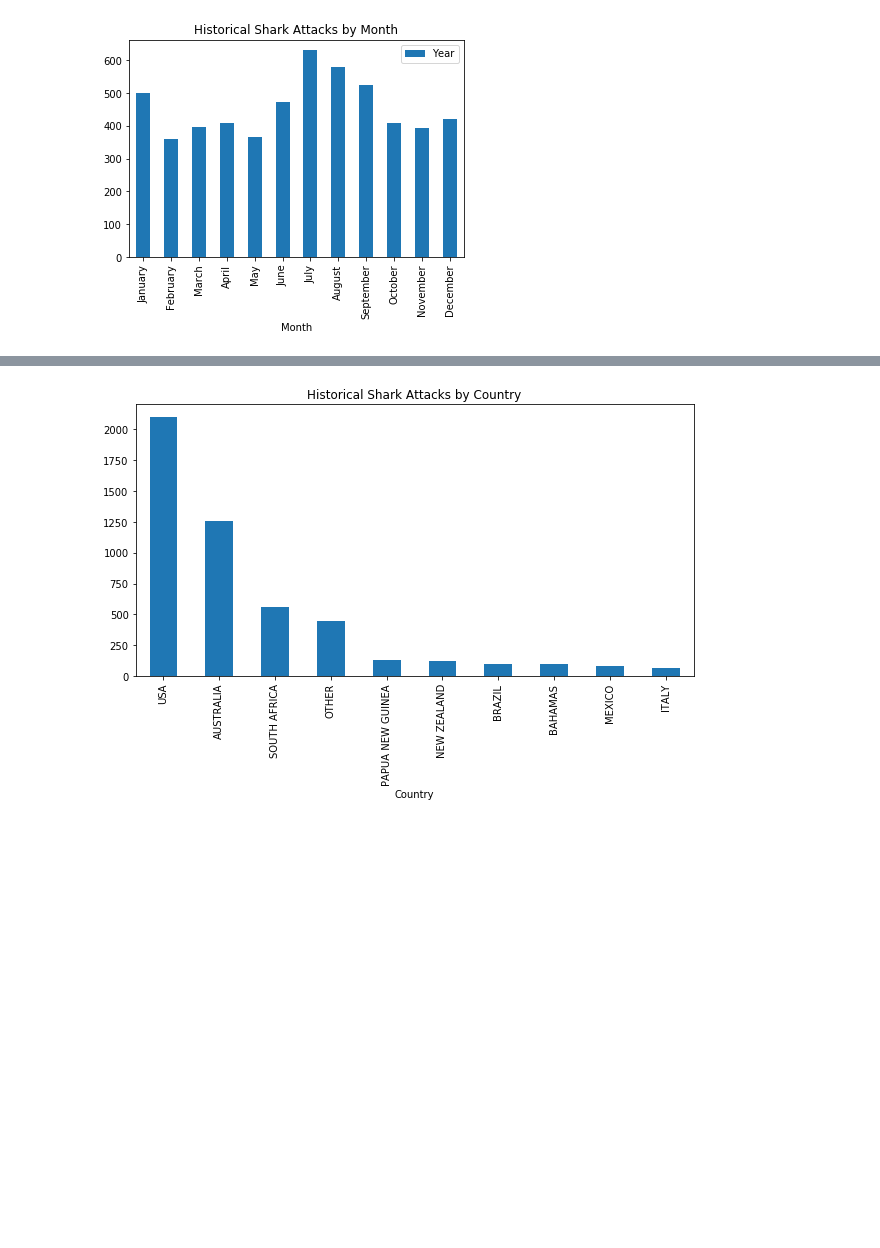
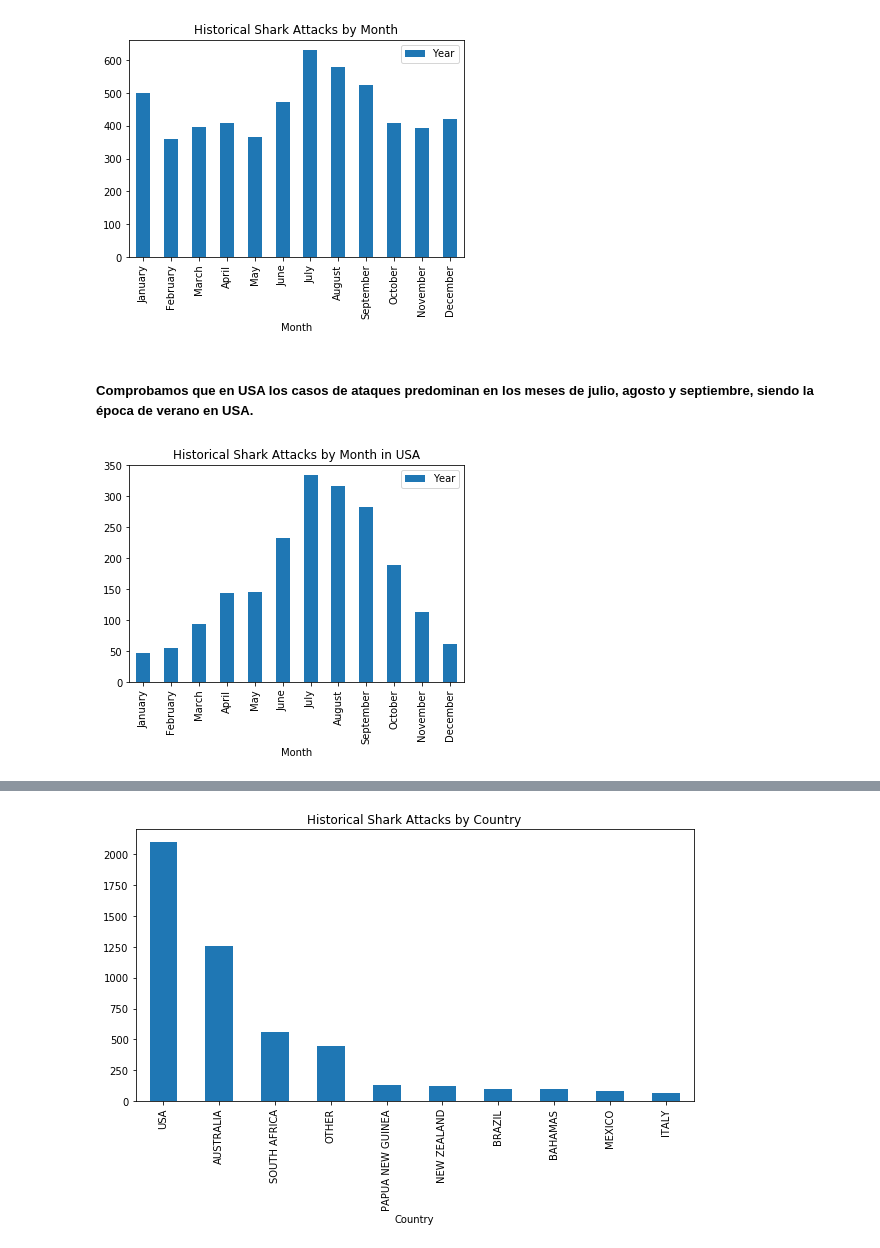
Before and after one commit to Marlenkaa/Project.1-SharkAttacksAnalysis, a Jupyter notebook: Shark_Attack_Analysis.ipynb, the cells around one changed output, grey strips where cells are left out. Drawn from its saved outputs; the diff is of its cells as text; code cells hidden in the pictures; blank space fills up the shorter version.

```diff
--- a/Shark_Attack_Analysis.ipynb
+++ b/Shark_Attack_Analysis.ipynb
@@ -495,7 +454,10 @@ Name: Injury, dtype: object
 # %%
-cutoffs = [1800,1820,1840,1860,1880,1900,1920,1940,1960,1980,2000,2020]
+cutoffs = [i for i in range(1800,2021,20)]
 
-year_labels = ['1800-1820','1821-1840','1841-1860','1861-1880','1881-1900','1901-1920','1921-1940','1941-1960','1961-1980','1981-2000','2001-2016']
+# Es necesario corregir la list comprehension para que comience por 1800 y finalice en el año 2016
+year_labels = [f'{i+1}-{i+20}' for i in range(1800,2016,20)]
+year_labels[0] = '1800-1820'
+year_labels[-1] = '2001-2016'
 
 attacks['Year_Range'] = pd.cut(attacks['Year'], cutoffs, labels=year_labels)
 
@@ -516,3 +478,17 @@ attacks.groupby('Month').agg({'Year':'count'}).plot.bar()
 plt.title('Historical Shark Attacks by Month');
 # %% [output]
 [figure]
+# %% [markdown]
+##### Comprobamos que en USA los casos de ataques predominan en los meses de julio, agosto y septiembre, siendo la época de verano en USA.
+# %%
+# Filtramos dataset por casos dados solo en USA
+
+filt = attacks['Country'] == 'USA'
+usa = attacks[filt]
+
+# Comprobamos si la tendencia de ataques según época del año varía
+
+usa.groupby('Month').agg({'Year':'count'}).plot.bar()
+plt.title('Historical Shark Attacks by Month in USA');
+# %% [output]
+[figure, added]
```
Also changed, not shown: parts of 16 cells of this notebook, 5 other files.
